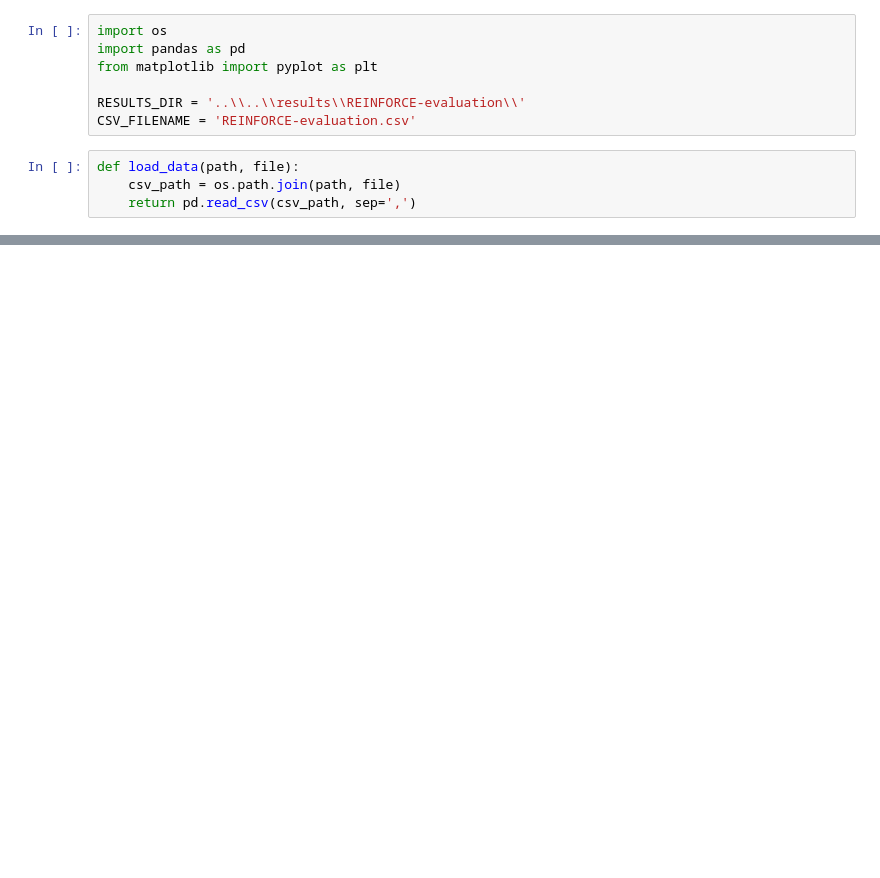
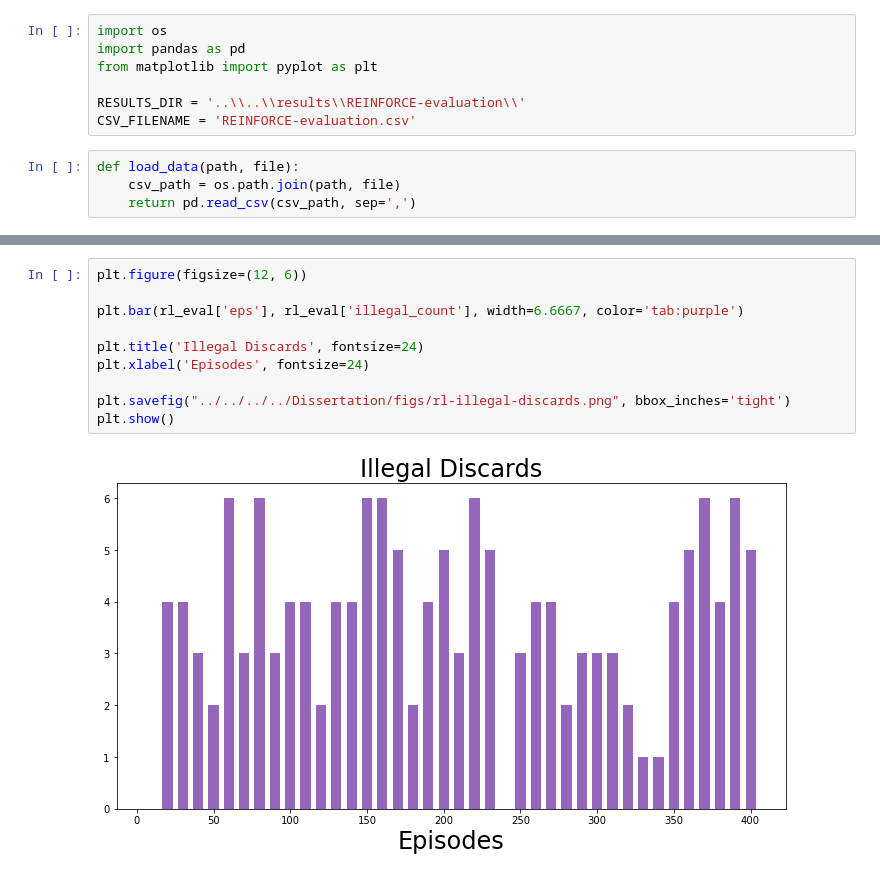
Before and after one commit to VictorZXY/Meowjong, a Jupyter notebook: evaluation/results_analysis/reinforce_visualisation.ipynb, the cells around one changed output, grey strips where cells are left out. Saved outputs shown, nothing was run; the diff lists cells and outputs as text; blank space fills up the shorter version.

```diff
--- a/evaluation/results_analysis/reinforce_visualisation.ipynb
+++ b/evaluation/results_analysis/reinforce_visualisation.ipynb
@@ -66,0 +95,12 @@ plt.show()
+# %%
+plt.figure(figsize=(12, 6))
+
+plt.bar(rl_eval['eps'], rl_eval['illegal_count'], width=6.6667, color='tab:purple')
+
+plt.title('Illegal Discards', fontsize=24)
+plt.xlabel('Episodes', fontsize=24)
+
+plt.savefig("../../../../Dissertation/figs/rl-illegal-discards.png", bbox_inches='tight')
+plt.show()
+# %% [output]
+[figure, added]
```
Also changed, not shown: parts of 8 cells of this notebook, 3 other files.
